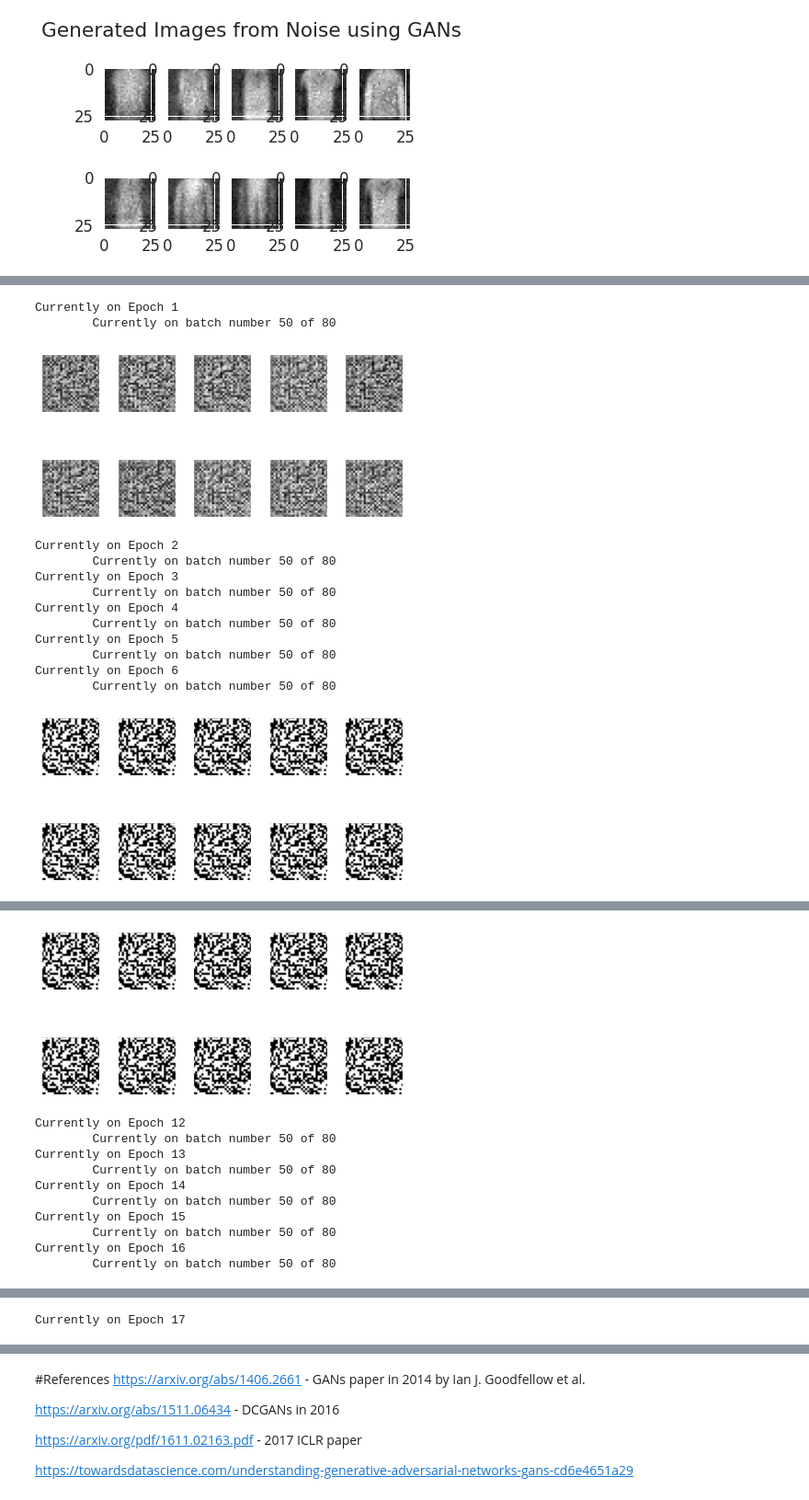
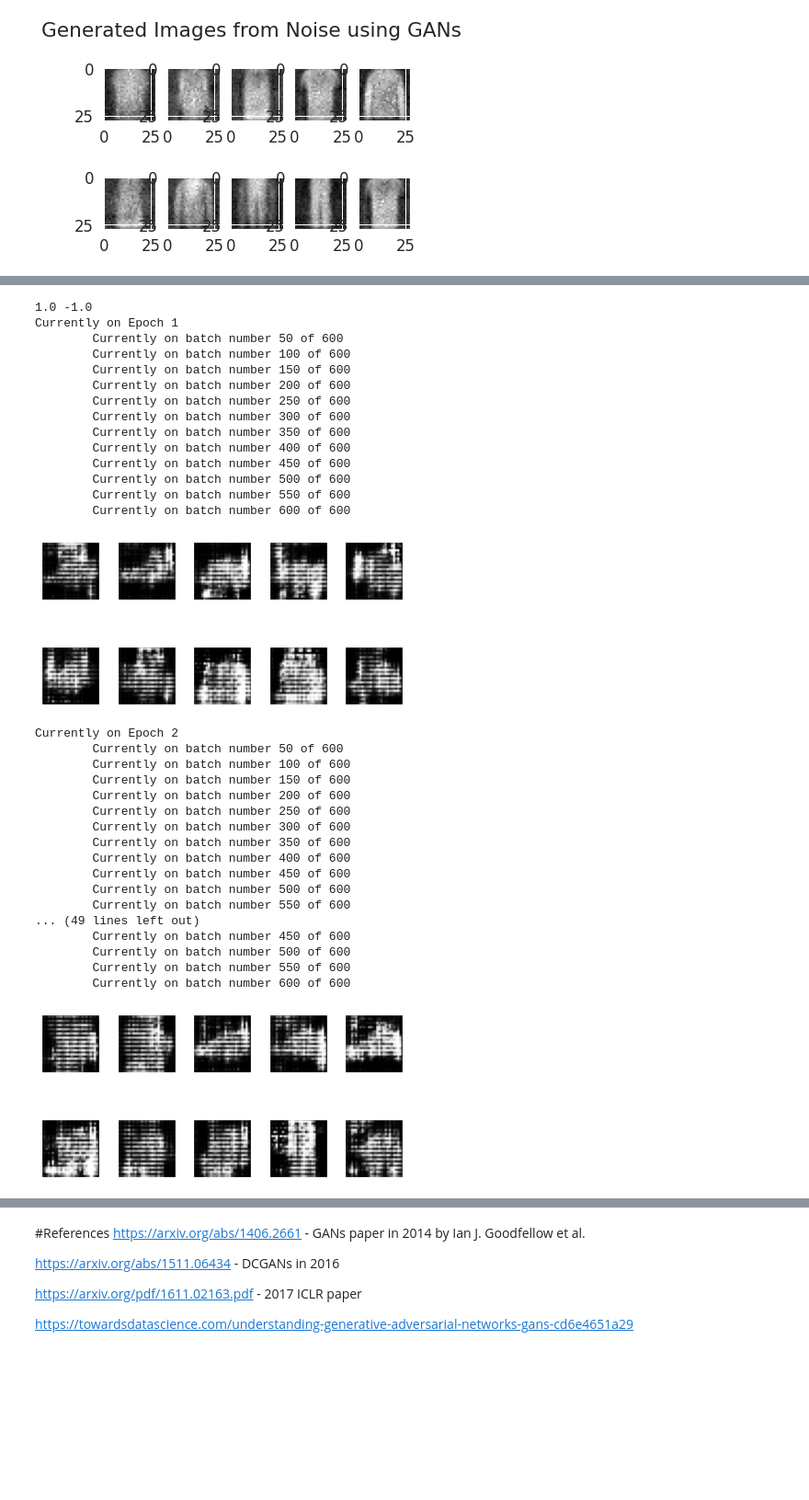
Before and after one commit to JosephGesnouin/Unsup_gener_nets, a Jupyter notebook: TP_modeles_génératifs.ipynb, the cells around one changed output, grey strips where cells are left out. Shown at 92% size. Drawn from its saved outputs; the diff is of its cells as text; code cells hidden in the pictures; blank space fills up the shorter version.

```diff
--- a/TP_modeles_génératifs.ipynb
+++ b/TP_modeles_génératifs.ipynb
@@ -1060,21 +1060,27 @@ epochs = 150 #vary epoch size as per required to train the model
 batch_size = 100
 noise_shape=100
 # %%
+X_train = train_images.reshape(-1, 28, 28, 1)
+X_train =  X_train.astype('float32')
+X_train = X_train/255
+X_train = X_train*2 - 1.
+print(X_train.max(),X_train.min())
+
 with tf.device('/gpu:0'):
  for epoch in range(epochs):
     print(f"Currently on Epoch {epoch+1}")
 
 
-    for i in range(train_x2.shape[0]//batch_size):
+    for i in range(X_train.shape[0]//batch_size):
 
         if (i+1)%50 == 0:
-            print(f"\tCurrently on batch number {i+1} of {train_x2.shape[0]//batch_size}")
+            print(f"\tCurrently on batch number {i+1} of {X_train.shape[0]//batch_size}")
 
         noise=np.random.normal(size=[batch_size,noise_shape])
 
         gen_image = generator.predict_on_batch(noise)
 
-        train_dataset = train_x2[i*batch_size:(i+1)*batch_size]
+        train_dataset = X_train[i*batch_size:(i+1)*batch_size]
 
         #training discriminator on real images
         train_label=np.ones(shape=(batch_size,1))
@@ -1088,44 +1094,63 @@ with tf.device('/gpu:0'):
 
         #training generator
         noise=np.random.normal(size=[batch_size,noise_shape])
         train_label=np.ones(shape=(batch_size,1))
         discriminator.trainable = False #while training the generator as combined model,discriminator training should be turned off
 
         d_g_loss_batch =GAN.train_on_batch(noise, train_label)
 
 
 
 
     #plotting generated images at the start and then after every 10 epoch
     if epoch % 5 == 0:
         samples = 10
         x_fake = generator.predict(np.random.normal(loc=0, scale=1, size=(samples, 100)))
 
         for k in range(samples):
             plt.subplot(2, 5, k+1)
             plt.imshow(x_fake[k].reshape(28, 28), cmap='gray')
             plt.xticks([])
             plt.yticks([])
 
         plt.tight_layout()
         plt.show()
 
 
 
 print('Training is complete')
 # %% [output]
+1.0 -1.0
 Currently on Epoch 1
-        Currently on batch number 50 of 80
+        Currently on batch number 50 of 600
+        Currently on batch number 100 of 600
+        Currently on batch number 150 of 600
+        Currently on batch number 200 of 600
+        Currently on batch number 250 of 600
+        Currently on batch number 300 of 600
+        Currently on batch number 350 of 600
+        Currently on batch number 400 of 600
+        Currently on batch number 450 of 600
+        Currently on batch number 500 of 600
+        Currently on batch number 550 of 600
+        Currently on batch number 600 of 600
-[figure, old version]
+[figure, new version]
 Currently on Epoch 2
-        Currently on batch number 50 of 80
-Currently on Epoch 3
-        Currently on batch number 50 of 80
-Currently on Epoch 4
-        Currently on batch number 50 of 80
-Currently on Epoch 5
-        Currently on batch number 50 of 80
-Currently on Epoch 6
-        Currently on batch number 50 of 80
+        Currently on batch number 50 of 600
+        Currently on batch number 100 of 600
+        Currently on batch number 150 of 600
+        Currently on batch number 200 of 600
+        Currently on batch number 250 of 600
+        Currently on batch number 300 of 600
+        Currently on batch number 350 of 600
+        Currently on batch number 400 of 600
+        Currently on batch number 450 of 600
+        Currently on batch number 500 of 600
+        Currently on batch number 550 of 600
+... (49 lines left out)
+        Currently on batch number 450 of 600
+        Currently on batch number 500 of 600
+        Currently on batch number 550 of 600
+        Currently on batch number 600 of 600
-[figure, old version]
+[figure, new version]
 Currently on Epoch 7
@@ -1141,11 +1172,0 @@ Currently on Epoch 11
-[figure, removed]
-Currently on Epoch 12
-        Currently on batch number 50 of 80
-Currently on Epoch 13
-        Currently on batch number 50 of 80
-Currently on Epoch 14
-        Currently on batch number 50 of 80
-Currently on Epoch 15
-        Currently on batch number 50 of 80
-Currently on Epoch 16
-        Currently on batch number 50 of 80
@@ -1153 +1172,0 @@ Currently on Epoch 16
-Currently on Epoch 17
```
Also changed, not shown: parts of 7 cells of this notebook.
